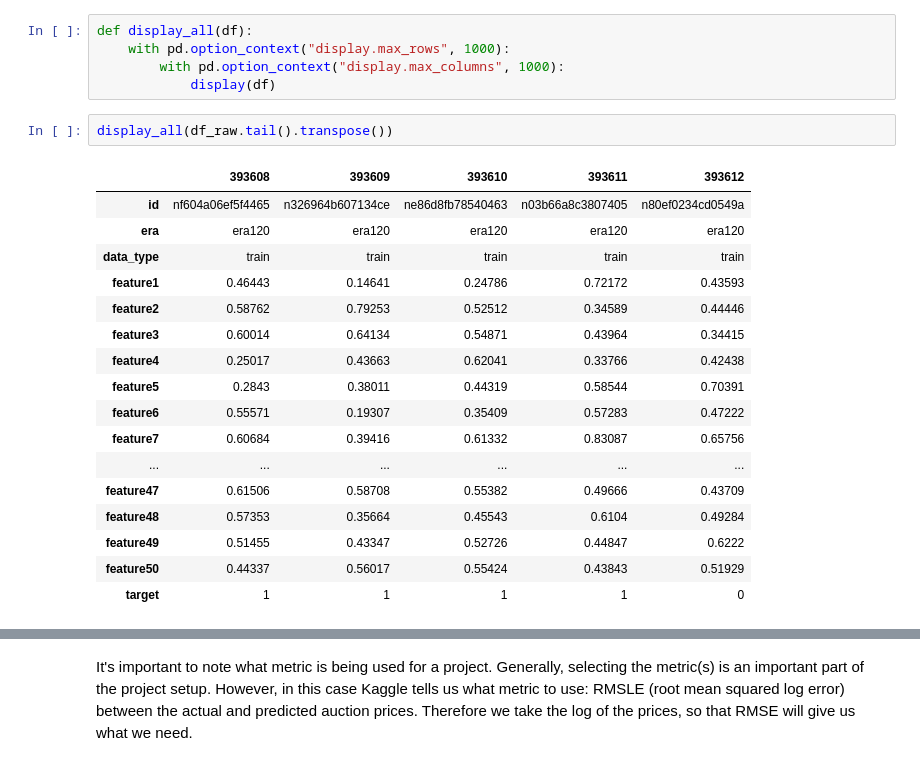
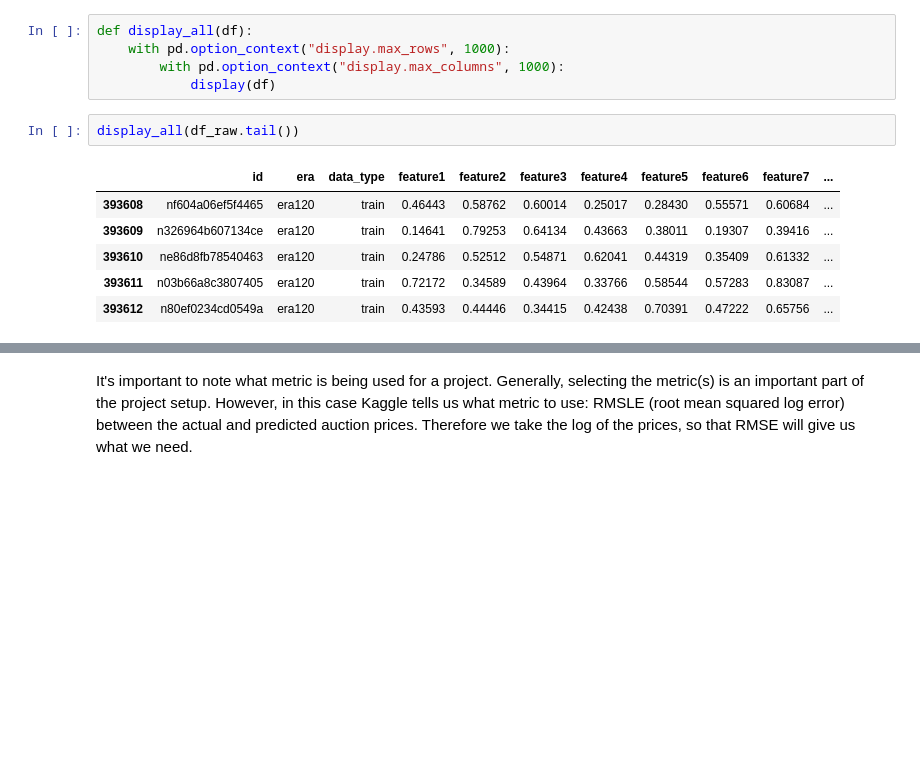
Before and after one commit to poppingtonic/fastai, a Jupyter notebook: courses/ml1/numerai-rf.ipynb, the cells around one changed output, grey strips where cells are left out. Saved outputs shown, nothing was run; the diff lists cells and outputs as text; blank space fills up the shorter version.

```diff
--- a/courses/ml1/numerai-rf.ipynb
+++ b/courses/ml1/numerai-rf.ipynb
@@ -185,25 +186,14 @@ def display_all(df):
         with pd.option_context("display.max_columns", 1000):
             display(df)
 # %%
-display_all(df_raw.tail().transpose())
+display_all(df_raw.tail())
 # %% [output]
-|  | 393608 | 393609 | 393610 | 393611 | 393612 |
-| id | nf604a06ef5f4465 | n326964b607134ce | ne86d8fb78540463 | n03b66a8c3807405 | n80ef0234cd0549a |
-| era | era120 | era120 | era120 | era120 | era120 |
-| data_type | train | train | train | train | train |
-| feature1 | 0.46443 | 0.14641 | 0.24786 | 0.72172 | 0.43593 |
-| feature2 | 0.58762 | 0.79253 | 0.52512 | 0.34589 | 0.44446 |
-| feature3 | 0.60014 | 0.64134 | 0.54871 | 0.43964 | 0.34415 |
-| feature4 | 0.25017 | 0.43663 | 0.62041 | 0.33766 | 0.42438 |
-| feature5 | 0.2843 | 0.38011 | 0.44319 | 0.58544 | 0.70391 |
-| feature6 | 0.55571 | 0.19307 | 0.35409 | 0.57283 | 0.47222 |
-| feature7 | 0.60684 | 0.39416 | 0.61332 | 0.83087 | 0.65756 |
-| ... | ... | ... | ... | ... | ... |
-| feature47 | 0.61506 | 0.58708 | 0.55382 | 0.49666 | 0.43709 |
-| feature48 | 0.57353 | 0.35664 | 0.45543 | 0.6104 | 0.49284 |
-| feature49 | 0.51455 | 0.43347 | 0.52726 | 0.44847 | 0.6222 |
-| feature50 | 0.44337 | 0.56017 | 0.55424 | 0.43843 | 0.51929 |
-| target | 1 | 1 | 1 | 1 | 0 |
+|  | id | era | data_type | feature1 | feature2 | feature3 | feature4 | feature5 | feature6 | feature7 | ... |
+| 393608 | nf604a06ef5f4465 | era120 | train | 0.46443 | 0.58762 | 0.60014 | 0.25017 | 0.28430 | 0.55571 | 0.60684 | ... |
+| 393609 | n326964b607134ce | era120 | train | 0.14641 | 0.79253 | 0.64134 | 0.43663 | 0.38011 | 0.19307 | 0.39416 | ... |
+| 393610 | ne86d8fb78540463 | era120 | train | 0.24786 | 0.52512 | 0.54871 | 0.62041 | 0.44319 | 0.35409 | 0.61332 | ... |
+| 393611 | n03b66a8c3807405 | era120 | train | 0.72172 | 0.34589 | 0.43964 | 0.33766 | 0.58544 | 0.57283 | 0.83087 | ... |
+| 393612 | n80ef0234cd0549a | era120 | train | 0.43593 | 0.44446 | 0.34415 | 0.42438 | 0.70391 | 0.47222 | 0.65756 | ... |
 # %%
 display_all(df_raw.describe(include='all').transpose())
 # %% [output]
```
Also changed, not shown: parts of 8 cells of this notebook, 6 other files.
